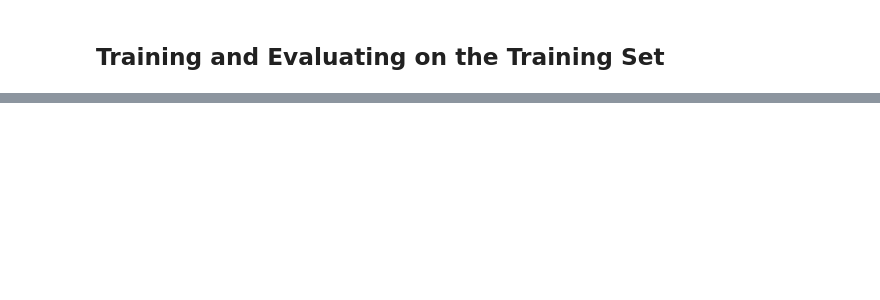
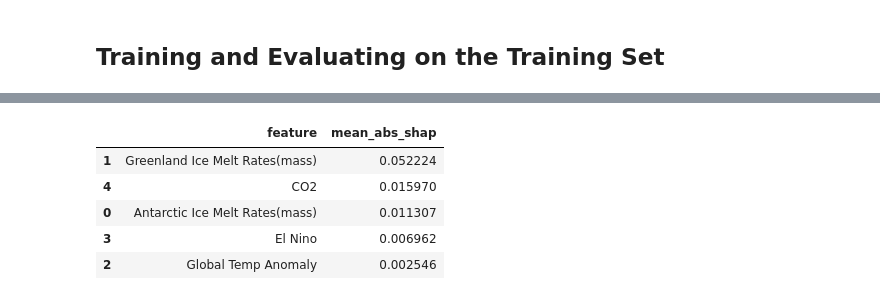
Before and after one commit to ellenyifang2011/sea_level, a Jupyter notebook: src/xg_hyperparameter.ipynb, the cells around one changed output, grey strips where cells are left out. Cells and saved outputs as stored; diff of their text form; code cells hidden in the pictures; blank space fills up the shorter version.

```diff
--- a/src/xg_hyperparameter.ipynb
+++ b/src/xg_hyperparameter.ipynb
@@ -177,0 +262,17 @@ plt.show()
+# %%
+import pandas as pd
+
+mean_abs_shap = np.abs(shap_values).mean(axis=0)
+shap_importance = pd.DataFrame({
+    "feature": X_test_shap.columns,
+    "mean_abs_shap": mean_abs_shap
+}).sort_values("mean_abs_shap", ascending=False)
+
+shap_importance
+# %% [output]
+|  | feature | mean_abs_shap |
+| 1 | Greenland Ice Melt Rates(mass) | 0.052224 |
+| 4 | CO2 | 0.015970 |
+| 0 | Antarctic Ice Melt Rates(mass) | 0.011307 |
+| 3 | El Nino | 0.006962 |
+| 2 | Global Temp Anomaly | 0.002546 |
```
Also changed, not shown: parts of 10 cells of this notebook.
